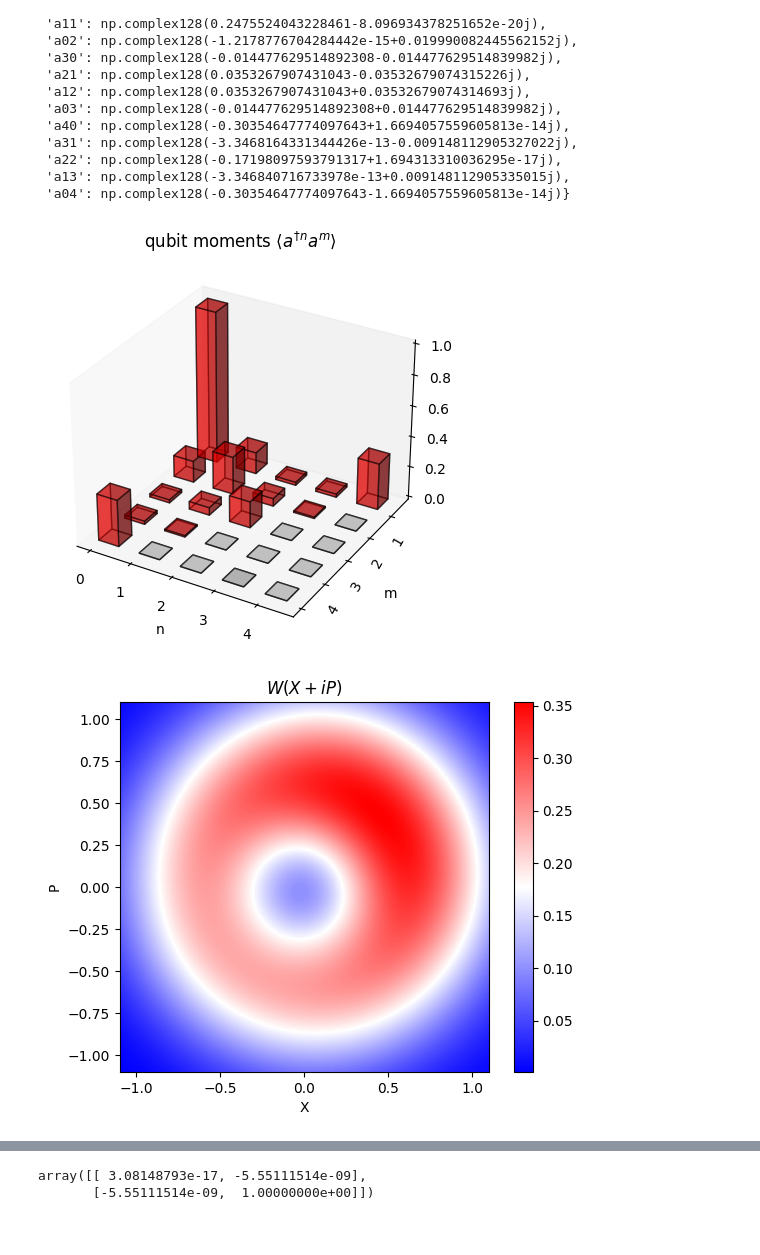
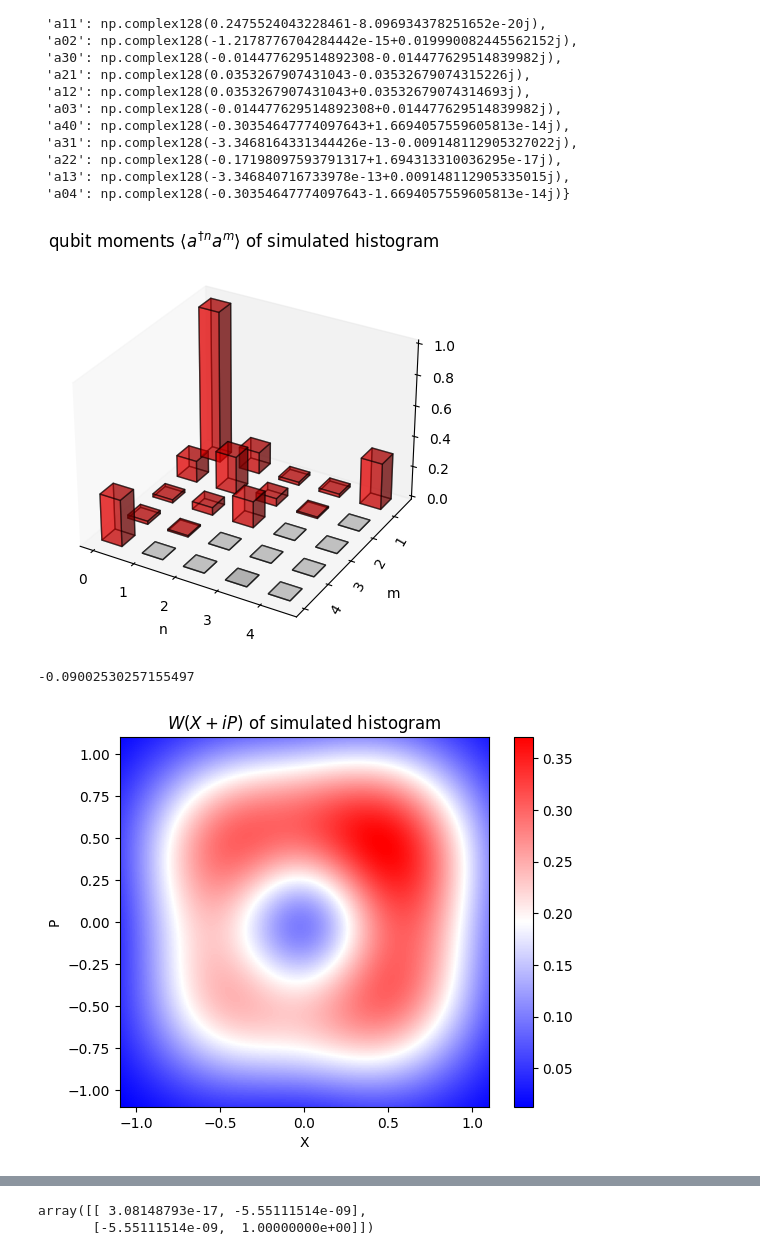
Before and after one commit to ElenBOT/tomography, a Jupyter notebook: examples.ipynb, the cells around one changed output, grey strips where cells are left out. Saved outputs shown, nothing was run; the diff lists cells and outputs as text; code cells hidden in the pictures.

```diff
--- a/examples.ipynb
+++ b/examples.ipynb
@@ -69,17 +60,21 @@ moments
  'a13': np.complex128(-3.346840716733978e-13+0.009148112905335015j),
  'a04': np.complex128(-0.30354647774097643-1.6694057559605813e-14j)}
 # %%
-plot_moments_bar_diagram(moments, title='qubit moments $\\langle a^{\\dagger n} a^m \\rangle$')
+plot_moments_bar_diagram(moments, title='qubit moments $\\langle a^{\\dagger n} a^m \\rangle$ of simulated histogram')
 # %% [output]
-[figure, old version]
+[figure, new version]
 # %%
 # Construct winger function from given moments
 lambd = generate_complex_2dcoord(5, 51)
-W = get_winger_function_func(3, 3, lambd, moments)
+W = W = get_winger_function_func(moments, lambd, highest_order=4)
 alpha = generate_complex_2dcoord(1.1, 151)
 W_values = W(alpha)
+wln = np.log(approx_complex_2dint(np.abs(W_values), alpha)) # Winger Log Negativity
+print(wln)
+# %% [output]
+-0.09002530257155497
 # %%
-plot_complex_2dfunc(np.real(W_values), alpha, title='$W(X+iP)$', cmap='bwr')
+plot_complex_2dfunc(np.real(W_values), alpha, title='$W(X+iP)$ of simulated histogram', cmap='bwr')
 # %% [output]
-[figure, old version]
+[figure, new version]
 # %%
```
Also changed, not shown: parts of 7 cells of this notebook, 3 other files.
